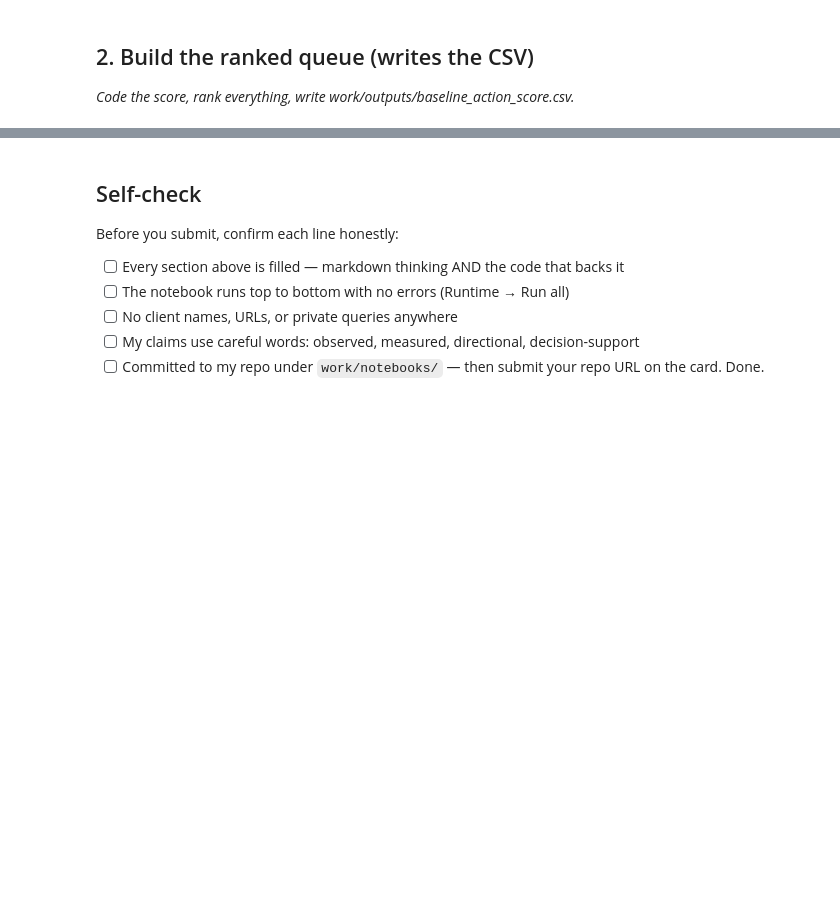
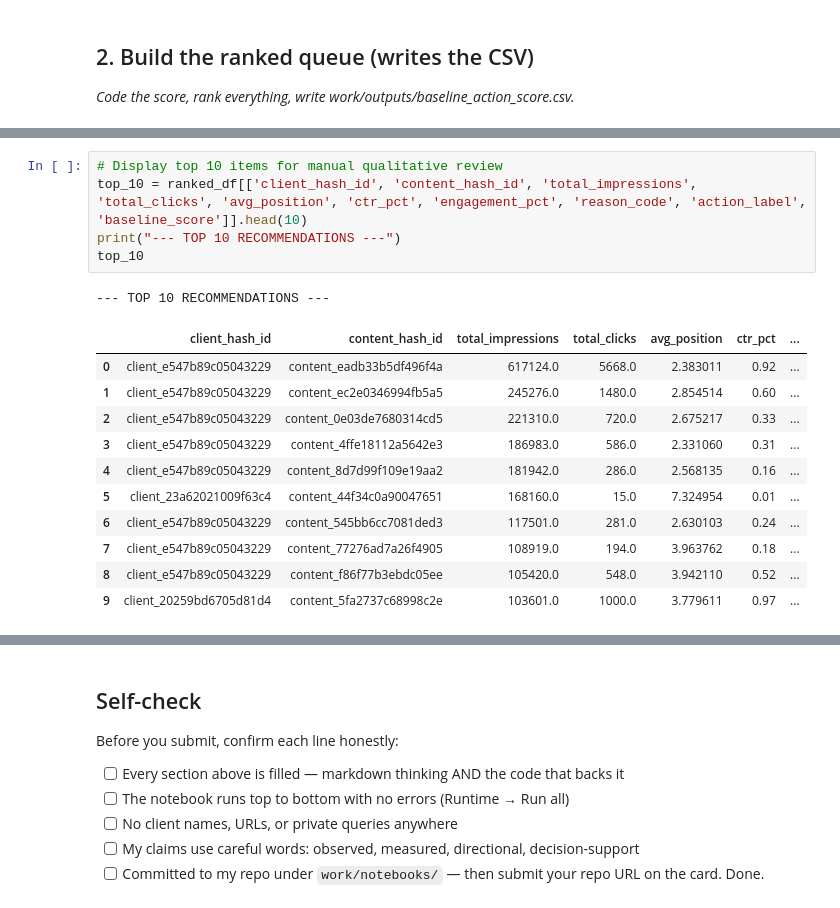
Before and after one commit to si66326h-cmyk/flyrank-ml-internship, a Jupyter notebook: work/notebooks/w04_baseline_score.ipynb, the cells around one changed output, grey strips where cells are left out. Drawn from its saved outputs; the diff is of its cells as text; blank space fills up the shorter version.

```diff
--- a/work/notebooks/w04_baseline_score.ipynb
+++ b/work/notebooks/w04_baseline_score.ipynb
@@ -36,0 +237,18 @@ This skeleton is yours to fill. Work the sections **in order** — each one has
+# %%
+# Display top 10 items for manual qualitative review
+top_10 = ranked_df[['client_hash_id', 'content_hash_id', 'total_impressions', 'total_clicks', 'avg_position', 'ctr_pct', 'engagement_pct', 'reason_code', 'action_label', 'baseline_score']].head(10)
+print("--- TOP 10 RECOMMENDATIONS ---")
+top_10
+# %% [output]
+--- TOP 10 RECOMMENDATIONS ---
+|  | client_hash_id | content_hash_id | total_impressions | total_clicks | avg_position | ctr_pct | ... |
+| 0 | client_e547b89c05043229 | content_eadb33b5df496f4a | 617124.0 | 5668.0 | 2.383011 | 0.92 | ... |
+| 1 | client_e547b89c05043229 | content_ec2e0346994fb5a5 | 245276.0 | 1480.0 | 2.854514 | 0.60 | ... |
+| 2 | client_e547b89c05043229 | content_0e03de7680314cd5 | 221310.0 | 720.0 | 2.675217 | 0.33 | ... |
+| 3 | client_e547b89c05043229 | content_4ffe18112a5642e3 | 186983.0 | 586.0 | 2.331060 | 0.31 | ... |
+| 4 | client_e547b89c05043229 | content_8d7d99f109e19aa2 | 181942.0 | 286.0 | 2.568135 | 0.16 | ... |
+| 5 | client_23a62021009f63c4 | content_44f34c0a90047651 | 168160.0 | 15.0 | 7.324954 | 0.01 | ... |
+| 6 | client_e547b89c05043229 | content_545bb6cc7081ded3 | 117501.0 | 281.0 | 2.630103 | 0.24 | ... |
+| 7 | client_e547b89c05043229 | content_77276ad7a26f4905 | 108919.0 | 194.0 | 3.963762 | 0.18 | ... |
+| 8 | client_e547b89c05043229 | content_f86f77b3ebdc05ee | 105420.0 | 548.0 | 3.942110 | 0.52 | ... |
+| 9 | client_20259bd6705d81d4 | content_5fa2737c68998c2e | 103601.0 | 1000.0 | 3.779611 | 0.97 | ... |
```
Also changed, not shown: parts of 15 cells of this notebook.
